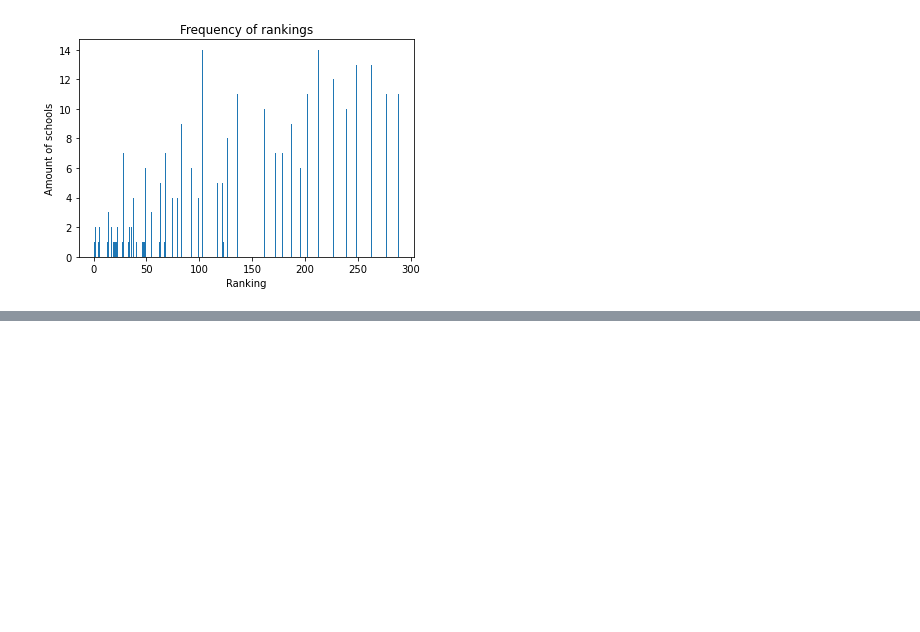
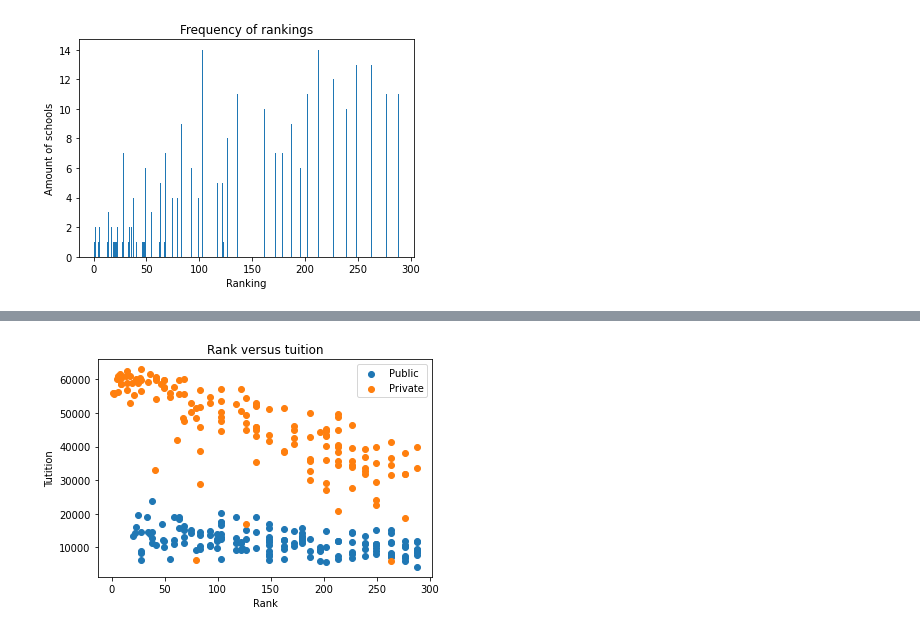
Before and after one commit to BaileyDalton007/USNEWS_Exploratory_Data_Analysis, a Jupyter notebook: data_analysis.ipynb, the cells around one changed output, grey strips where cells are left out. Cells and saved outputs as stored; diff of their text form; code cells hidden in the pictures; blank space fills up the shorter version.

```diff
--- a/data_analysis.ipynb
+++ b/data_analysis.ipynb
@@ -72,0 +147,22 @@ plt.show()
+# %%
+# Here we see a very interesting trend. Of course there are two clear lines depending
+# upon the type of school. We can also see that the higher the price, the higher the rank,
+# especially for private schools
+
+fig, ax = plt.subplots()
+
+pub_df = df.loc[df['type'] == 'Public']
+priv_df = df.loc[df['type'] == 'Private']
+
+pub_plot = ax.scatter(pub_df['rank'], pub_df['tuition'], label='Public')
+priv_plot = ax.scatter(priv_df['rank'], priv_df['tuition'], label='Private')
+
+ax.set_xlabel('Rank')
+ax.set_ylabel('Tutition')
+ax.set_title('Rank versus tuition')
+
+plt.legend()
+
+plt.show()
+# %% [output]
+[figure, added]
```
Also changed, not shown: parts of 8 cells of this notebook.
